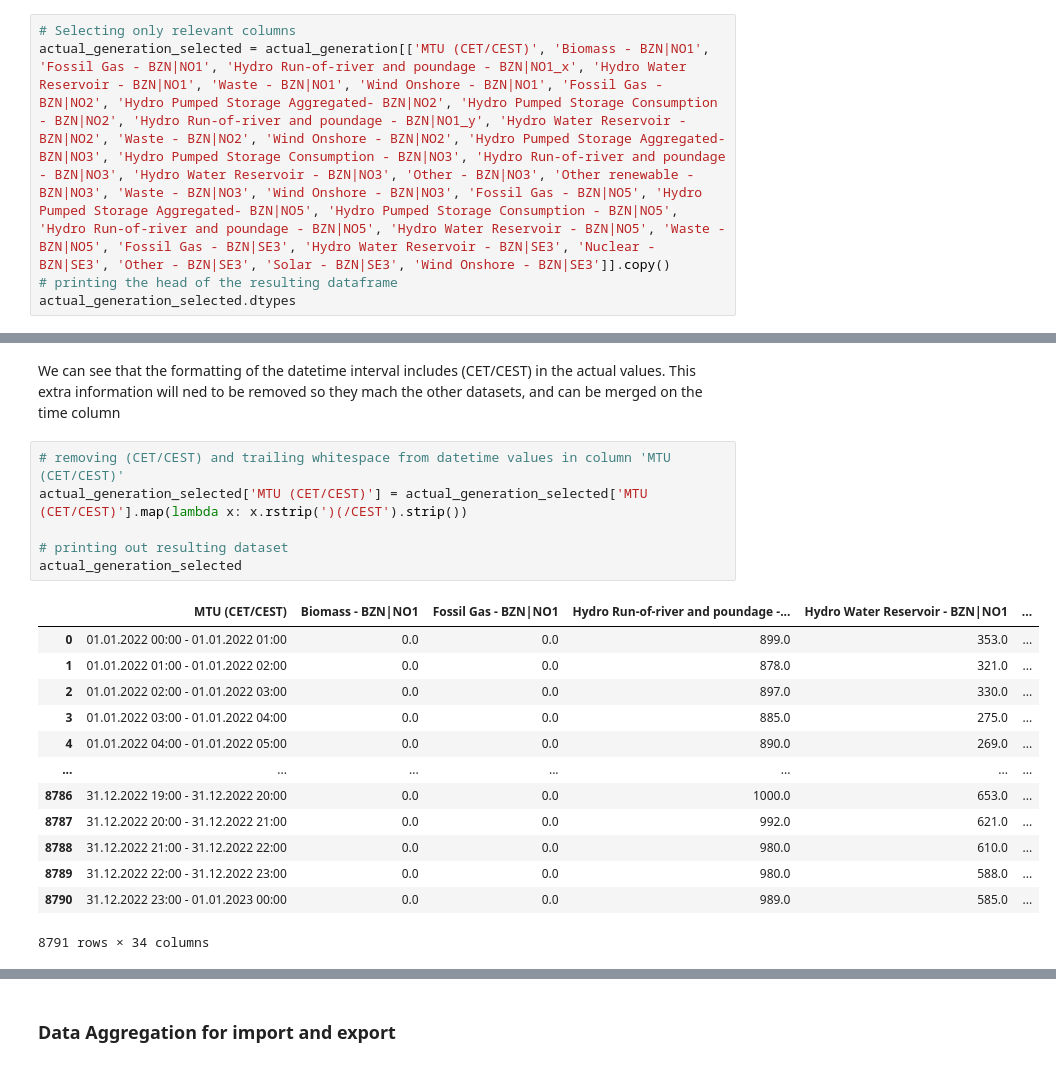
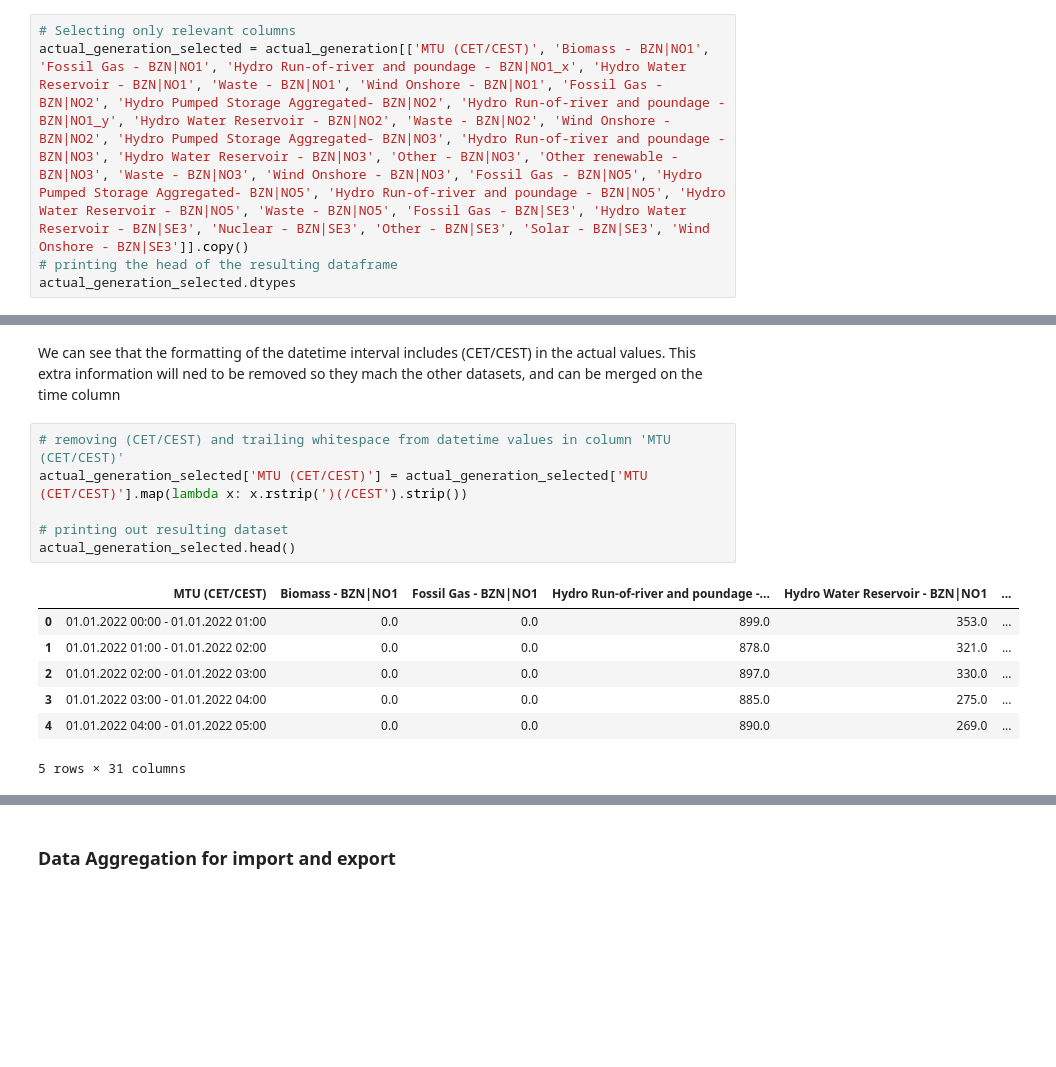
Before and after one commit to HIOF-Bachelor-Project-Group-7/Time-series-energy-price-prediction-bidding-zone-N01, a Jupyter notebook: code/Data aggregation of energy market bidding zone NO1.ipynb, the cells around one changed output, grey strips where cells are left out. Cells and saved outputs as stored; diff of their text form; blank space fills up the shorter version.

```diff
--- a/code/Data aggregation of energy market bidding zone NO1.ipynb
+++ b/code/Data aggregation of energy market bidding zone NO1.ipynb
@@ -277,7 +277,7 @@ actual_generation.head()
 We have alot of columns which are used in other nations and zones that are redundant to us because there is no power generation from these sources in the zones we are looking at. Therefore, we select only the columns which keep information about power generation in each zone.
 # %%
 # Selecting only relevant columns
-actual_generation_selected = actual_generation[['MTU (CET/CEST)', 'Biomass - BZN|NO1', 'Fossil Gas - BZN|NO1', 'Hydro Run-of-river and poundage - BZN|NO1_x', 'Hydro Water Reservoir - BZN|NO1', 'Waste - BZN|NO1', 'Wind Onshore - BZN|NO1', 'Fossil Gas - BZN|NO2', 'Hydro Pumped Storage Aggregated- BZN|NO2', 'Hydro Pumped Storage Consumption - BZN|NO2', 'Hydro Run-of-river and poundage - BZN|NO1_y', 'Hydro Water Reservoir - BZN|NO2', 'Waste - BZN|NO2', 'Wind Onshore - BZN|NO2', 'Hydro Pumped Storage Aggregated- BZN|NO3', 'Hydro Pumped Storage Consumption - BZN|NO3', 'Hydro Run-of-river and poundage - BZN|NO3', 'Hydro Water Reservoir - BZN|NO3', 'Other - BZN|NO3', 'Other renewable - BZN|NO3', 'Waste - BZN|NO3', 'Wind Onshore - BZN|NO3', 'Fossil Gas - BZN|NO5', 'Hydro Pumped Storage Aggregated- BZN|NO5', 'Hydro Pumped Storage Consumption - BZN|NO5', 'Hydro Run-of-river and poundage - BZN|NO5', 'Hydro Water Reservoir - BZN|NO5', 'Waste - BZN|NO5', 'Fossil Gas - BZN|SE3', 'Hydro Water Reservoir - BZN|SE3', 'Nuclear - BZN|SE3', 'Other - BZN|SE3', 'Solar - BZN|SE3', 'Wind Onshore - BZN|SE3']].copy()
+actual_generation_selected = actual_generation[['MTU (CET/CEST)', 'Biomass - BZN|NO1', 'Fossil Gas - BZN|NO1', 'Hydro Run-of-river and poundage - BZN|NO1_x', 'Hydro Water Reservoir - BZN|NO1', 'Waste - BZN|NO1', 'Wind Onshore - BZN|NO1', 'Fossil Gas - BZN|NO2', 'Hydro Pumped Storage Aggregated- BZN|NO2', 'Hydro Run-of-river and poundage - BZN|NO1_y', 'Hydro Water Reservoir - BZN|NO2', 'Waste - BZN|NO2', 'Wind Onshore - BZN|NO2', 'Hydro Pumped Storage Aggregated- BZN|NO3', 'Hydro Run-of-river and poundage - BZN|NO3', 'Hydro Water Reservoir - BZN|NO3', 'Other - BZN|NO3', 'Other renewable - BZN|NO3', 'Waste - BZN|NO3', 'Wind Onshore - BZN|NO3', 'Fossil Gas - BZN|NO5', 'Hydro Pumped Storage Aggregated- BZN|NO5', 'Hydro Run-of-river and poundage - BZN|NO5', 'Hydro Water Reservoir - BZN|NO5', 'Waste - BZN|NO5', 'Fossil Gas - BZN|SE3', 'Hydro Water Reservoir - BZN|SE3', 'Nuclear - BZN|SE3', 'Other - BZN|SE3', 'Solar - BZN|SE3', 'Wind Onshore - BZN|SE3']].copy()
 # printing the head of the resulting dataframe
 actual_generation_selected.dtypes
 # %% [output]
@@ -303,23 +303,17 @@ We can see that the formatting of the datetime interval includes (CET/CEST) in t
 # %%
 # removing (CET/CEST) and trailing whitespace from datetime values in column 'MTU (CET/CEST)'
 actual_generation_selected['MTU (CET/CEST)'] = actual_generation_selected['MTU (CET/CEST)'].map(lambda x: x.rstrip(')(/CEST').strip())
 
 # printing out resulting dataset
-actual_generation_selected
+actual_generation_selected.head()
 # %% [output]
 |  | MTU (CET/CEST) | Biomass - BZN|NO1 | Fossil Gas - BZN|NO1 | Hydro Run-of-river and poundage -... | Hydro Water Reservoir - BZN|NO1 | ... |
 | 0 | 01.01.2022 00:00 - 01.01.2022 01:00 | 0.0 | 0.0 | 899.0 | 353.0 | ... |
 | 1 | 01.01.2022 01:00 - 01.01.2022 02:00 | 0.0 | 0.0 | 878.0 | 321.0 | ... |
 | 2 | 01.01.2022 02:00 - 01.01.2022 03:00 | 0.0 | 0.0 | 897.0 | 330.0 | ... |
 | 3 | 01.01.2022 03:00 - 01.01.2022 04:00 | 0.0 | 0.0 | 885.0 | 275.0 | ... |
 | 4 | 01.01.2022 04:00 - 01.01.2022 05:00 | 0.0 | 0.0 | 890.0 | 269.0 | ... |
-| ... | ... | ... | ... | ... | ... | ... |
-| 8786 | 31.12.2022 19:00 - 31.12.2022 20:00 | 0.0 | 0.0 | 1000.0 | 653.0 | ... |
-| 8787 | 31.12.2022 20:00 - 31.12.2022 21:00 | 0.0 | 0.0 | 992.0 | 621.0 | ... |
-| 8788 | 31.12.2022 21:00 - 31.12.2022 22:00 | 0.0 | 0.0 | 980.0 | 610.0 | ... |
-| 8789 | 31.12.2022 22:00 - 31.12.2022 23:00 | 0.0 | 0.0 | 980.0 | 588.0 | ... |
-| 8790 | 31.12.2022 23:00 - 01.01.2023 00:00 | 0.0 | 0.0 | 989.0 | 585.0 | ... |
-8791 rows × 34 columns
+5 rows × 31 columns
 # %%
 actual_generation_selected.isna().sum()
 # %% [output]
```
Also changed, not shown: parts of 27 cells of this notebook.
